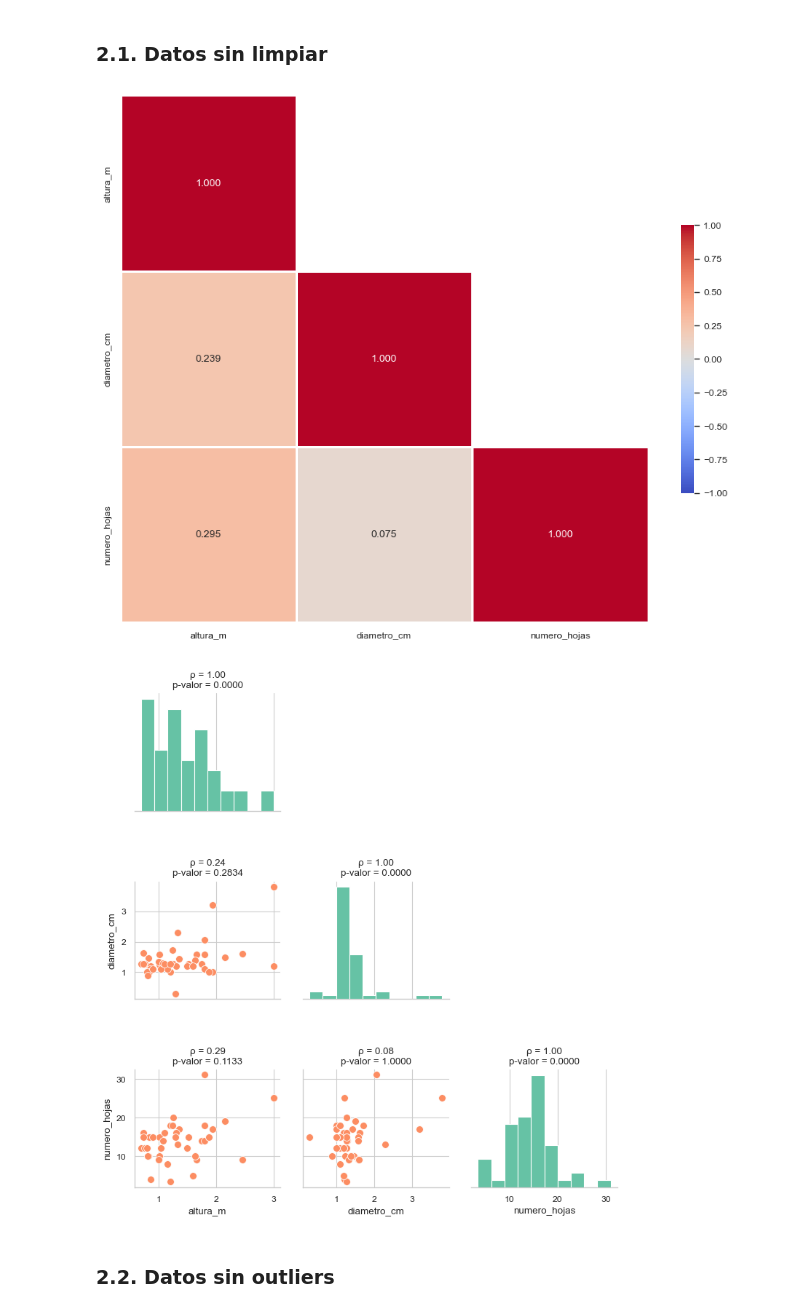
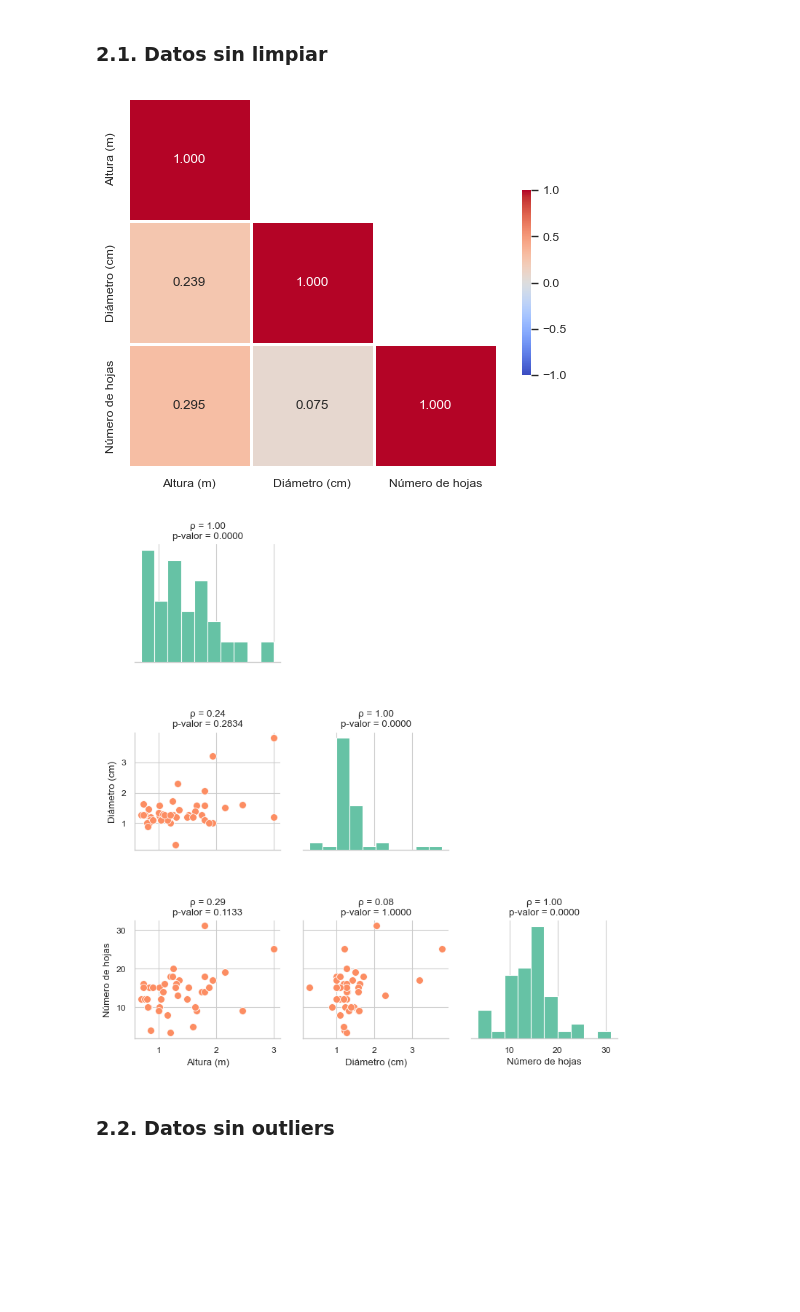
Before and after one commit to hdescobarh/simulaciones-ecologia, a Jupyter notebook: simulation_notebooks_es/alometria_basico/araceas_yotoco.ipynb, the cells around one changed output. Saved outputs shown, nothing was run; the diff lists cells and outputs as text; code cells hidden in the pictures; blank space fills up the shorter version.

````diff
--- a/simulation_notebooks_es/alometria_basico/araceas_yotoco.ipynb
+++ b/simulation_notebooks_es/alometria_basico/araceas_yotoco.ipynb
@@ -114,40 +140,47 @@ PermutationTestResult(statistic=0.07548153631659311, pvalue=0.603, null_distribu
 ```
 # %%
 # Código para graficas
-def make_heatmap(rho_df: pd.DataFrame):
+rename_map = {'altura_m': 'Altura (m)', 'diametro_cm': 'Diámetro (cm)', 'numero_hojas': 'Número de hojas'}
+
+def make_heatmap(rho_df: pd.DataFrame, rename_map: dict[str, str]):
     sns.set_theme(context= "paper", style="white", palette="bright")
     mask = np.triu(np.ones_like(rho_df, dtype=bool), 1)
-    f, ax = plt.subplots(figsize=(11, 9))
+    f, ax = plt.subplots()#figsize=(11, 9))
     cmap = sns.color_palette("coolwarm", as_cmap=True) # sns.diverging_palette(h_neg= 15, h_pos=225, s=100, l=40, as_cmap = True)
-    sns.heatmap(rho_df, mask=mask, annot= True, fmt=".3f",
-                cmap=cmap, vmax=1, center=0, vmin=-1,
-                square=True, linewidths=1, cbar_kws={"shrink": .5}, ax = ax)
+    sns.heatmap(
+        rho_df.rename(columns = rename_map, index = rename_map), mask=mask,
+        annot= True, fmt=".3f", cmap=cmap,
+        vmax=1, center=0, vmin=-1,
+        square=True, linewidths=1, cbar_kws={"shrink": .5}, ax = ax)
     plt.show()
 
-def make_scatterplot_histogram(araceae_df: pd.DataFrame, rho_df: pd.DataFrame, pvalue_df:pd.DataFrame):
+def make_scatterplot_histogram(
+        dataframe: pd.DataFrame, rho_df: pd.DataFrame,
+        pvalue_df:pd.DataFrame, rename_map: dict[str, str]):
     sns.set_theme(context= "paper", style="whitegrid", palette="muted")
     s = set_title = np.vectorize(lambda ax, rho, pval: ax.title.set_text(
         "ρ = {:.2f}\np-valor = {:.4f}".format(rho, pval)) if ax!=None else None)
-    g = sns.PairGrid(araceae_df, diag_sharey=False, corner= True)
+    g = sns.PairGrid(dataframe.rename(columns= rename_map), diag_sharey=False, corner= True)
     palette = sns.color_palette("Set2")
     g.map_diag(plt.hist, color = palette[0]) # type: ignore
     g.map_lower(sns.scatterplot, color = palette[1], s=50) # type: ignore
     #g.map_upper(sns.kdeplot, lw=2)
     plt.subplots_adjust(hspace = 0.6)
     set_title(g.axes,rho_df, pvalue_df)
+
     plt.show()
 # %% [markdown]
 ### 2.1. Datos sin limpiar
 # %%
 rho_unclean, pval_corrected_unclean = spearman_correlation_analysis(araceae_raw_df)
 # %%
-make_heatmap(rho_unclean)
+make_heatmap(rho_unclean, rename_map)
 # %% [output]
-[figure, old version]
+[figure, new version]
 # %%
-make_scatterplot_histogram(araceae_raw_df, rho_unclean, pval_corrected_unclean)
+make_scatterplot_histogram(araceae_raw_df, rho_unclean, pval_corrected_unclean, rename_map)
 # %% [output]
-[figure, old version]
+[figure, new version]
 # %% [markdown]
 ### 2.2. Datos sin outliers
 # %%
````
Also changed, not shown: parts of 5 cells of this notebook, 1 other file.
